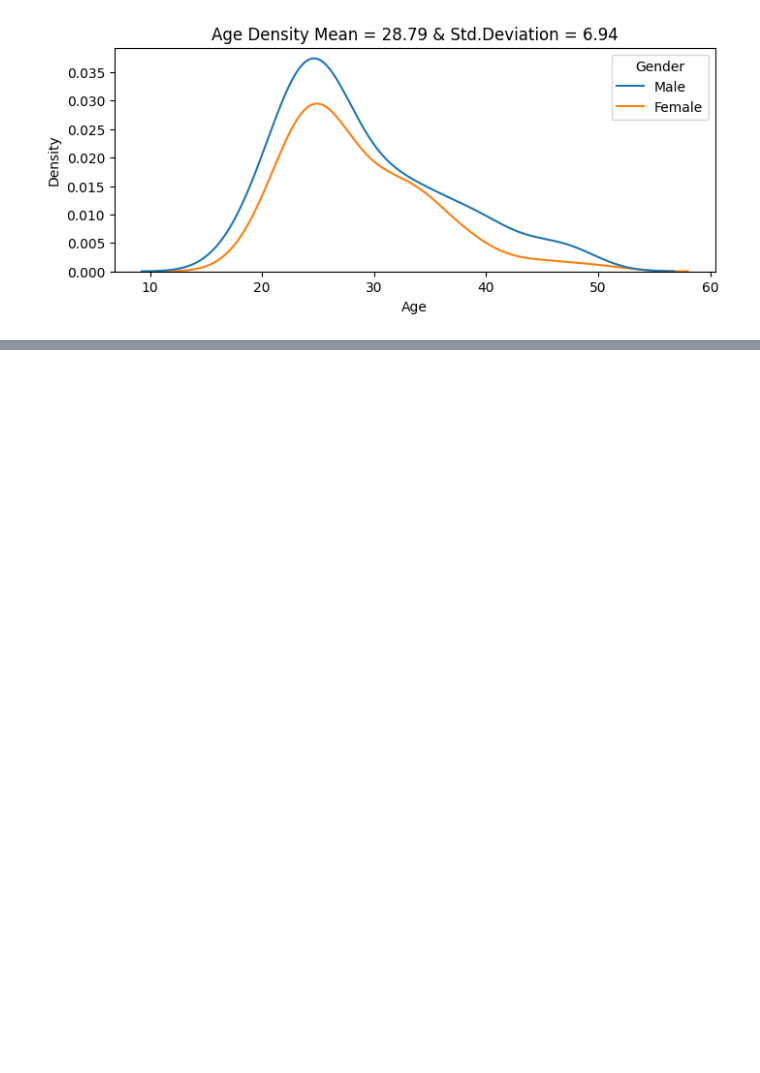
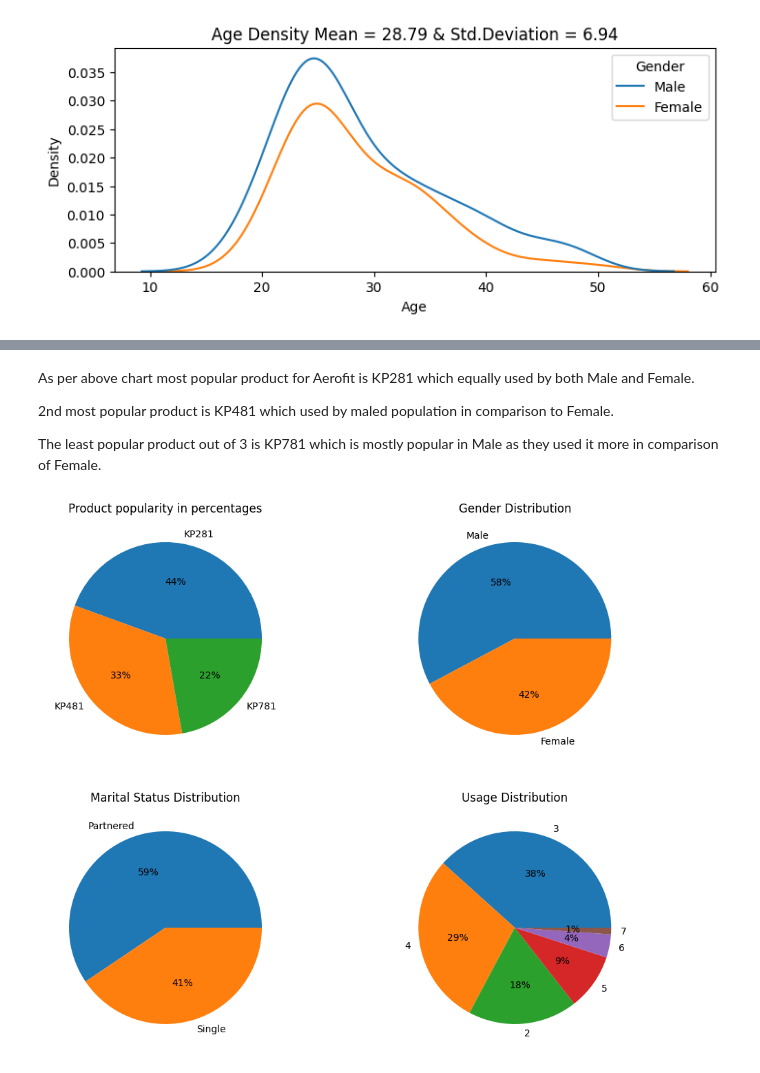
Before and after one commit to iamutkarshgoyal/Aerofit_Statistical_Analysis, a Jupyter notebook: Aerofit_Data_Analysis.ipynb, the cells around one changed output, grey strips where cells are left out. Saved outputs shown, nothing was run; the diff lists cells and outputs as text; code cells hidden in the pictures; blank space fills up the shorter version.

```diff
--- a/Aerofit_Data_Analysis.ipynb
+++ b/Aerofit_Data_Analysis.ipynb
@@ -173,0 +200,36 @@ There is huge difference in Product KP781 which was mostly used by Male than Fem
+# %% [markdown]
+As per above chart most popular product for Aerofit is KP281 which equally used by both Male and Female.
+
+2nd most popular product is KP481 which used by maled population in comparison to Female.
+
+The least popular product out of 3 is KP781 which is mostly popular in Male as they used it more in comparison of Female.
+# %%
+# Plotting piechart for univariate distribution
+
+Product_values = df.Product.value_counts().values
+Gender_values = df.Gender.value_counts().values
+MaritalStatus_values = df.MaritalStatus.value_counts().values
+usage_values = df.Usage.value_counts().values
+
+Product_keys = df.Product.value_counts().index.to_list()
+Gender_keys = df.Gender.value_counts().index.to_list()
+MaritalStatus_keys = df.MaritalStatus.value_counts().index.to_list()
+usage_keys = df.Usage.value_counts().index.to_list()
+
+fig, ((ax1, ax2), (ax3, ax4)) = plt.subplots(2, 2)
+
+fig.set_size_inches(12,10)
+
+ax1.pie(x = Product_values, labels = Product_keys, autopct='%.0f%%')
+ax2.pie(x = Gender_values, labels = Gender_keys, autopct='%.0f%%')
+ax3.pie(x = MaritalStatus_values, labels = MaritalStatus_keys, autopct='%.0f%%')
+ax4.pie(x = usage_values, labels = usage_keys, autopct = "%.0f%%")
+
+ax1.set_title("Product popularity in percentages")
+ax2.set_title("Gender Distribution")
+ax3.set_title("Marital Status Distribution")
+ax4.set_title("Usage Distribution")
+
+plt.show()
+# %% [output]
+[figure, added]
```
Also changed, not shown: parts of 29 cells of this notebook.
